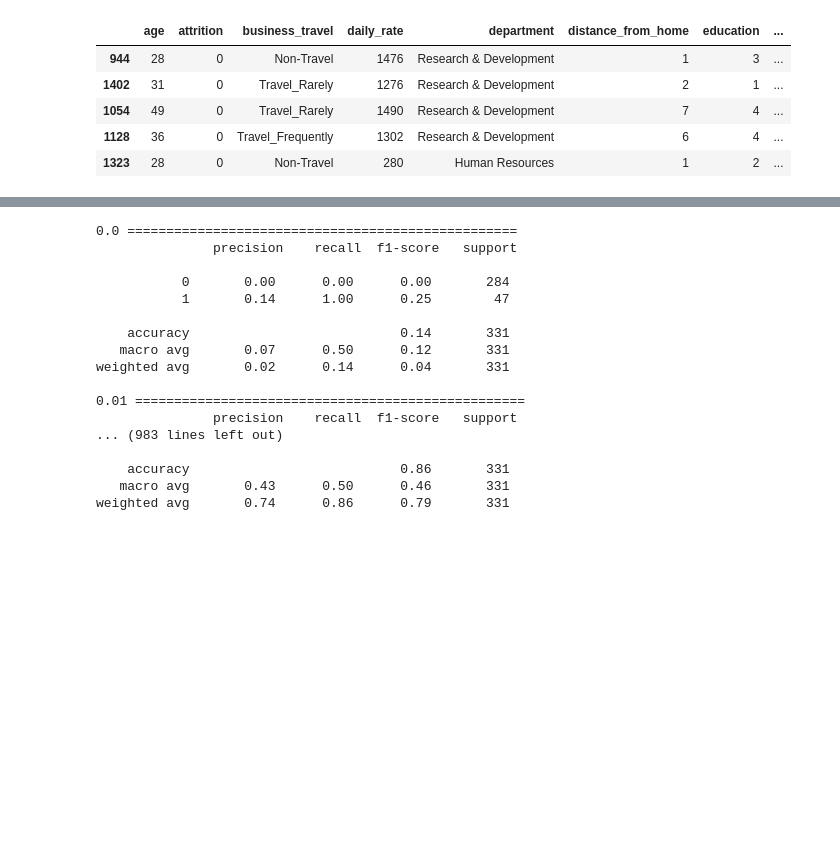
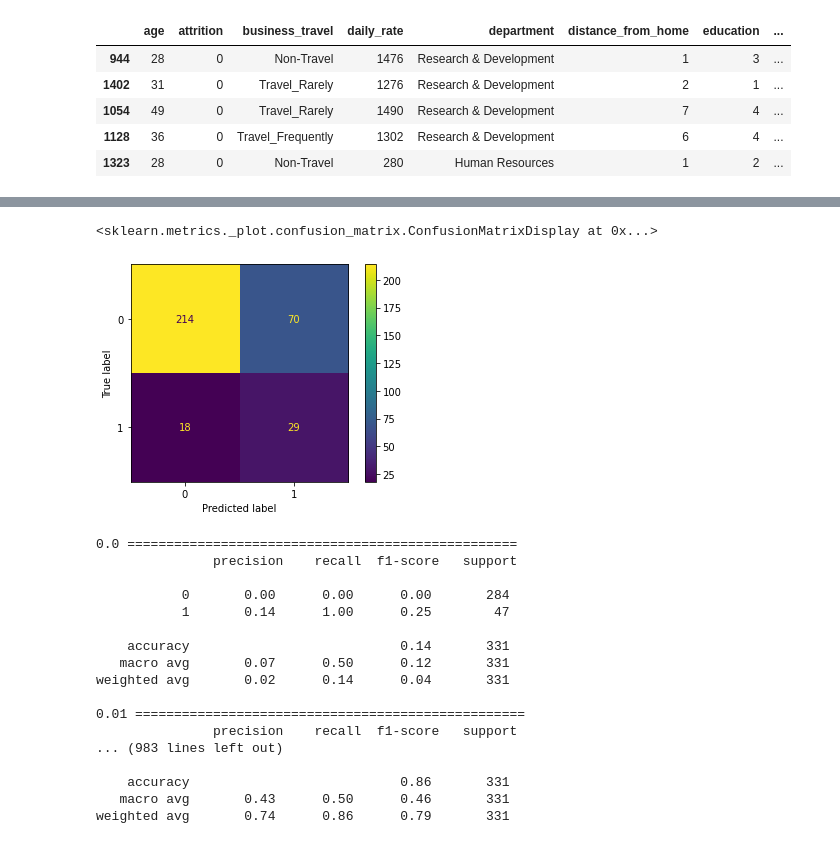
Before and after one commit to renanfmoises/people-analytics, a Jupyter notebook: notebooks/People Analytics - Model Selection - Feature Engineering (Renan).ipynb, the cells around one changed output, grey strips where cells are left out. Saved outputs shown, nothing was run; the diff lists cells and outputs as text; code cells hidden in the pictures; blank space fills up the shorter version.

```diff
--- a/notebooks/People Analytics - Model Selection - Feature Engineering (Renan).ipynb
+++ b/notebooks/People Analytics - Model Selection - Feature Engineering (Renan).ipynb
@@ -444,0 +603,4 @@ X_train, X_val, y_train, y_val = train_test_split(X, y, test_size = .3, random_s
+# %%
+rb_scaler = RobustScaler()
+X_train = rb_scaler.fit_transform(X_train)
+X_val = rb_scaler.transform(X_val)
@@ -452,5 +630,5 @@ from sklearn.metrics import accuracy_score, f1_score, recall_score, precision_sc
 # %%
-lgmodel = LogisticRegression(random_state=0)
+lgmodel = LogisticRegression(random_state=0, l1_ratio = .01)
 lgmodel.fit(X_train_smote, y_train_smote)
 sacc = cross_val_score(lgmodel, X_train_smote, y_train_smote, scoring='accuracy')
 sf1 = cross_val_score(lgmodel, X_train_smote, y_train_smote, scoring='f1')
@@ -458,4 +636,7 @@ sre = cross_val_score(lgmodel, X_train_smote, y_train_smote, scoring='recall')
 print('accuracy: ',sacc.mean())
 print('f1:       ',sf1.mean())
 print('recall:   ',sre.mean())
+
+y_predlog = lgmodel.predict(X_val)
+y_predlog
 # %% [output]
@@ -465,3 +662,6 @@ recall:    0.6479945866141732
 # %%
-y_predlog = lgmodel.predict(X_val)
+plot_confusion_matrix(lgmodel, X_val, y_val)
+# %% [output]
+<sklearn.metrics._plot.confusion_matrix.ConfusionMatrixDisplay at 0x...>
+[figure, added]
 # %%
```
Also changed, not shown: parts of 78 cells of this notebook, 6 other files.
